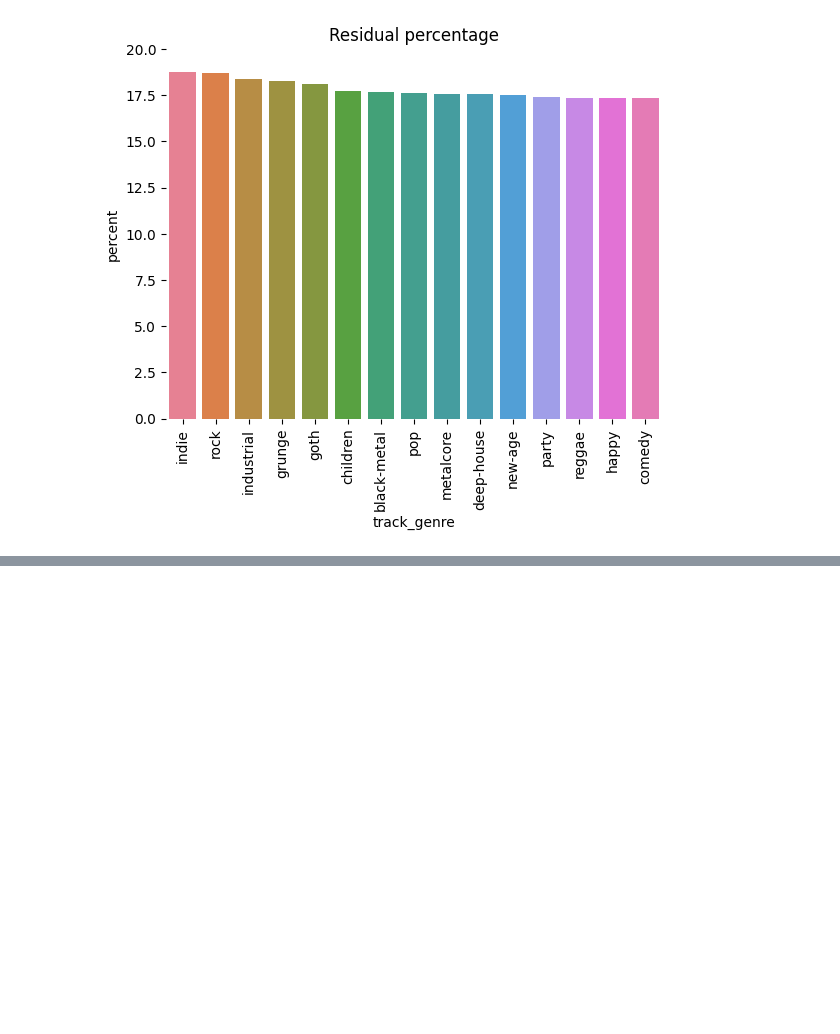
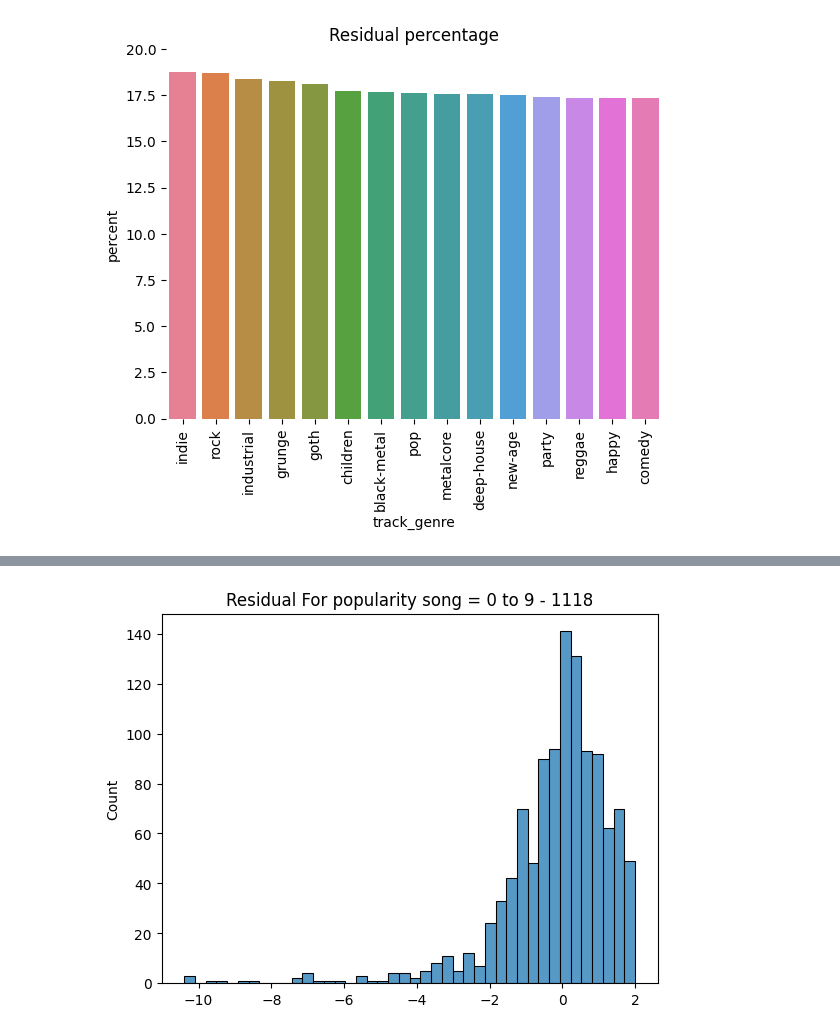
Before and after one commit to VosLannuck/Spotify_Analysis, a Jupyter notebook: findings.ipynb, the cells around one changed output, grey strips where cells are left out. Saved outputs shown, nothing was run; the diff lists cells and outputs as text; code cells hidden in the pictures; blank space fills up the shorter version.

```diff
--- a/findings.ipynb
+++ b/findings.ipynb
@@ -344,0 +385,6 @@ Figure(800x600)
+# %%
+sns.histplot(col_pope_not_popular['predicted_val'] - col_pope_not_popular['popularity'])
+plt.title(f"Residual For popularity song = 0 to 9 - {len(col_pope_not_popular)}")
+plt.show()
+# %% [output]
+[figure, added]
```
Also changed, not shown: parts of 16 cells of this notebook, 1 other file.
